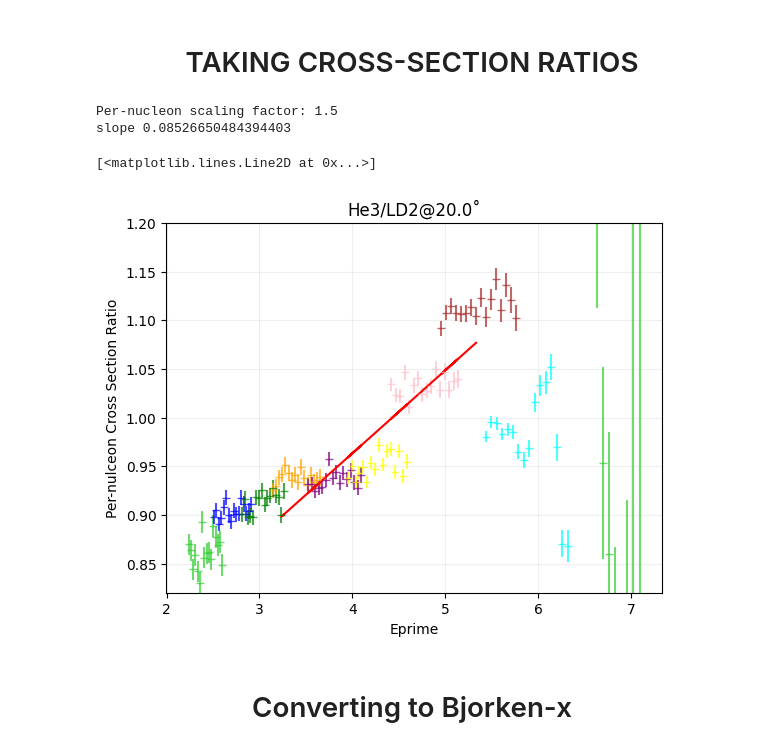
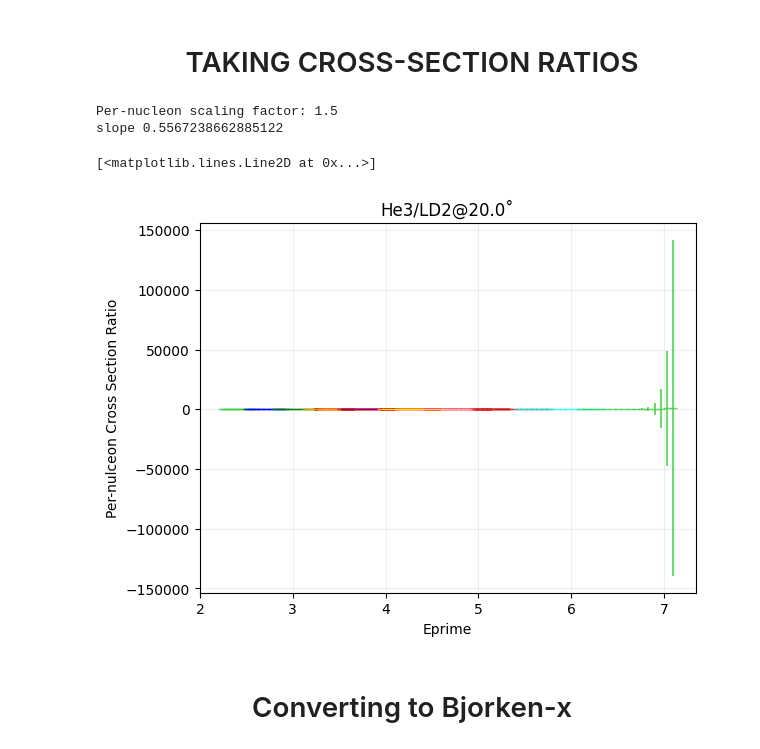
Before and after one commit to ab6361/Cross_Section, a Jupyter notebook: he3_xsec.ipynb, the cells around one changed output. Drawn from its saved outputs; the diff is of its cells as text; code cells hidden in the pictures.

```diff
--- a/he3_xsec.ipynb
+++ b/he3_xsec.ipynb
@@ -21,7 +19,7 @@ from common_functions import Sn119_dict, Ti48_dict, Ag108_dict, Th232_dict, Ni58
 \end{equation}
 # %%
 folder = 'he3'
-
+leaky = 0
 ntg = 'He3' # What is the nuclei in numerator?
 nsimstring = ntg.lower()
 print("nsimstring", nsimstring)
@@ -31,8 +29,6 @@ print("dsimstring", dsimstring)
 ald = 'Dummy' # Aluminium dummy target
 dang = 20.0 # What is your desired angle?
 dmom = [2.42, 2.71, 3.04, 3.40, 3.81, 4.27, 4.78, 5.36, 5.878, 6.6] # What are your desired central momenta (just the magnitude)
-cafe_report_path = '/Users/AbSir/Library/CloudStorage/GoogleDrive-asharda@vols.utk.edu/My Drive/xem2/reportfiles/'
-tinfo_path = '/Users/AbSir/Library/CloudStorage/GoogleDrive-asharda@vols.utk.edu/My Drive/xem2/HMS_runlist.txt'
 bin_per_mom = 16 # How many bins per momentum?
 bin_num = bin_per_mom * len(dmom) # Total number of bins in the combined histogram
 
@@ -43,7 +39,7 @@ thick = target_info[ntg][2] # g/cm2. From Cameron's target sheet column 'R'
 ep_min = {}
 ep_max = {}
 
-#Constants
+# Constants
 Ei, Mp = 10.54, 0.93825 # Beam energcountsy and proton mass in GeV
 N_A, Q_E = 6.02e+23, 1.60e-19 # Avogadro's number and charge in 1 electron
 dpp_up, dpp_down = 10.0, -10.0 # Momentum acceptance upper and lower limit
@@ -460,8 +406,6 @@ No contamination correction needed
 # %%
 #Read the Cross-section table
 V1, V2, V3, V4, V5, V6, V7, V8, V9, V10, V11, V12, V13 = ImportRadcor(f"/Users/AbSir/Library/CloudStorage/GoogleDrive-asharda@vols.utk.edu/My Drive/xem2/xsec_tables/xem2_emc_rc_{nsimstring}22_hms.out")
-# Old xsec table
-# V1, V2, V3, V4, V5, V6, V7, V8, V9, V10, V11, V12, V13 = ImportRadcor(f"/Users/AbSir/Library/CloudStorage/GoogleDrive-asharda@vols.utk.edu/My Drive/xem2/xsec_tables_old/xem2_20deg{nsimstring}22_hms.out")
 
 Eprime_dict = {}
 delta_dict = {}
@@ -518,20 +462,26 @@ for momentum in dmom:
     # MC Jacobian
     jacobian_weight[momentum] = np.power((1 + np.power(hsxptar_cut, 2) + np.power(hsyptar_cut, 2)), -1.5)
 
+    if ntg == 'He3' and leaky == 1:
+        thick = leaky_cauldron[momentum]
+        # print(f"He3 target with thickness {thick}")
+        lumin = thick * sim_charge / A * N_A / Q_E * 1e-39
+        print(f"Luminosity: {lumin}")
+
     # Perform the interpolation
     points_ntg = np.array([V2, V3]).T # Make a 2D array and transpose it so each array is of the form [E',theta]
     points_to_interpolate = np.column_stack((Eprime_dict[momentum], thetadeg))
     xsec_array[momentum] = griddata(points_ntg, V9, points_to_interpolate, method = 'linear') # Specify the 2D array of [E's, thetas] as first argument; Radiative cross-section (V9) as the z-axis and (Ep, theta) as the point for which we need the cross-section
-    mc_scale[momentum] = lumin * domega * (ep_max[momentum] - ep_min[momentum]) / nentries         # Calculate the scale for simulation
+    mc_scale[momentum] = (lumin * domega * (ep_max[momentum] - ep_min[momentum])) / nentries         # Calculate the scale for simulation
+    print(f"Scale for {momentum} GeV: {mc_scale[momentum]}")
     thetadict[momentum] = thetadeg
 
-hsdelta_min = np.min(delta_dict[2.42])
-hsdelta_max = np.max(delta_dict[2.42])
+hsdelta_min, hsdelta_max = np.min(delta_dict[2.42]), np.max(delta_dict[2.42])
 print("Should be -8 and +8", hsdelta_min, hsdelta_max)
 hsdelta_num_bins = bin_per_mom
 hsdelta_binedges = np.linspace(hsdelta_min, hsdelta_max, hsdelta_num_bins + 1)
 
-#This function returns 2 arrays: bin counts (the counts in each bin taking weights into account) and bin edges (the edges of the bins)
+# This function returns 2 arrays: bin counts (the counts in each bin taking weights into account) and bin edges (the edges of the bins)
 bin_edges_delta_2p42 = np.histogram(delta_dict[2.42], weights = xsec_array[2.42] * mc_scale[2.42], bins = hsdelta_binedges)[1]
 bin_edges_delta_2p71 = np.histogram(delta_dict[2.71], weights = xsec_array[2.71] * mc_scale[2.71], bins = hsdelta_binedges)[1]
 bin_edges_delta_3p04 = np.histogram(delta_dict[3.04], weights = xsec_array[3.04] * mc_scale[3.04], bins = hsdelta_binedges)[1]
@@ -543,6 +493,7 @@ bin_edges_delta_5p36 = np.histogram(delta_dict[5.36], weights = xsec_array[5.36]
 bin_edges_delta_5p878 = np.histogram(delta_dict[5.878], weights = xsec_array[5.878] * mc_scale[5.878], bins = hsdelta_binedges)[1]
 bin_edges_delta_6p6 = np.histogram(delta_dict[6.6], weights = xsec_array[6.6] * mc_scale[6.6], bins = hsdelta_binedges)[1]
 
+# Gets the yield and yield error
 bin_counts_eprime_2p42_mc_ntg, bin_errors_eprime_2p42_mc_ntg = mchist_from_array(delta_dict[2.42], xsec_array[2.42] * mc_scale[2.42] * ytar_weight[2.42] * jacobian_weight[2.42], hsdelta_binedges)
 bin_counts_eprime_2p71_mc_ntg, bin_errors_eprime_2p71_mc_ntg = mchist_from_array(delta_dict[2.71], xsec_array[2.71] * mc_scale[2.71] * ytar_weight[2.71] * jacobian_weight[2.71], hsdelta_binedges)
 bin_counts_eprime_3p04_mc_ntg, bin_errors_eprime_3p04_mc_ntg = mchist_from_array(delta_dict[3.04], xsec_array[3.04] * mc_scale[3.04] * ytar_weight[3.04] * jacobian_weight[3.04], hsdelta_binedges)
@@ -763,8 +705,3 @@ c12_xsec = np.concatenate((born_cross_2p42_ntg, born_cross_2p71_ntg, born_cross_
-# %%
-filepath = f"/Users/AbSir/Desktop/JLab Research/Corrections/Delta Correction/xsec_{ntg}_{dang}.txt"
-with open(filepath, "w") as file:
-    for i in range(len(c12_xsec)):
-        file.write(f"{c12_xsec[i]}\n")
 # %% [markdown]
 <h1 align="center">DATA WORK FOR DUMMY TARGET</h1>
 # %%
@@ -820,10 +767 @@ plt.yscale('log')
 [figure]
-# %%
-Elist = []
-for i in range(len(ytar_hist[2.42])):
-    if ytar_hist[2.42][i] >= 0:
-        Elist.append(0.2394)
-    else:
-        Elist.append(0.19535)
-E = np.mean(Elist)
-E
@@ -1327,36 +1232,36 @@ ax7.errorbar(binned_eprime_bin_centers_2p42, csr_2p42, yerr = csr_errors_2p42, f
 ax7.errorbar(binned_eprime_bin_centers_2p71, csr_2p71, yerr = csr_errors_2p71, fmt = '_', alpha = 0.7, color = 'blue', label = '2.71 GeV')
 ax7.errorbar(binned_eprime_bin_centers_3p04, csr_3p04, yerr = csr_errors_3p04, fmt = '_', alpha = 0.7, color = 'green', label = '3.04 GeV')
 ax7.errorbar(binned_eprime_bin_centers_3p4, csr_3p4, yerr = csr_errors_3p4, fmt = '_', alpha = 0.7, color = 'orange', label = '3.4 GeV')
 ax7.errorbar(binned_eprime_bin_centers_3p81, csr_3p81, yerr = csr_errors_3p81, fmt = '_', alpha = 0.7, color = 'purple', label = '3.81 GeV')
 ax7.errorbar(binned_eprime_bin_centers_4p27, csr_4p27, yerr = csr_errors_4p27, fmt = '_', alpha = 0.7, color = 'yellow', label = '4.27 GeV')
 ax7.errorbar(binned_eprime_bin_centers_4p78, csr_4p78, yerr = csr_errors_4p78, fmt = '_', alpha = 0.7, color = 'pink', label = '4.78 GeV')
 ax7.errorbar(binned_eprime_bin_centers_5p36, csr_5p36, yerr = csr_errors_5p36, fmt = '_', alpha = 0.7, color = 'brown', label = '5.36 GeV')
 ax7.errorbar(binned_eprime_bin_centers_5p878, csr_5p878, yerr = csr_errors_5p878, fmt = '_', alpha = 0.7, color = 'cyan', label = '5.878 GeV')
 ax7.errorbar(binned_eprime_bin_centers_6p6, csr_6p6, yerr = csr_errors_6p6, fmt = '_', alpha = 0.7, color = 'limegreen', label = '6.6 GeV')
 ax7.set_xlabel('Eprime')
 ax7.set_ylabel('Per-nulceon Cross Section Ratio')
 ax7.set_title(f'{ntg}/{dtg}@{dang}˚')
 ax7.grid(alpha = 0.2)
-ax7.set_ylim(0.82, 1.2)
+# ax7.set_ylim(0.82, 1.2)
 # ax7.legend(loc = 'upper right', bbox_to_anchor = (1.3, 1.0))
 
 csr = np.concatenate((csr_2p42, csr_2p71, csr_3p04, csr_3p4, csr_3p81, csr_4p27, csr_4p78, csr_5p36, csr_5p878, csr_6p6))
 bin_centers = np.concatenate((binned_eprime_bin_centers_2p42, binned_eprime_bin_centers_2p71, binned_eprime_bin_centers_3p04, binned_eprime_bin_centers_3p4, binned_eprime_bin_centers_3p81, binned_eprime_bin_centers_4p27, binned_eprime_bin_centers_4p78, binned_eprime_bin_centers_5p36, binned_eprime_bin_centers_5p878, binned_eprime_bin_centers_6p6))
 mask = (bin_centers >= 3.23) & (bin_centers <= 5.36) & ~np.isnan(csr)
 filtered_csr = csr[mask]
 filtered_bin_centers = bin_centers[mask]
 
 slope, intercept, r_value, p_value, std_err = stats.linregress(filtered_bin_centers, filtered_csr)
 print("slope", slope)
 # print("high point", slope * np.max(filtered_bin_centers) + intercept)
 # print("low point", slope * np.min(filtered_bin_centers) + intercept)
 ax7.plot(filtered_bin_centers, slope * filtered_bin_centers + intercept, 'r')
 # fig7.savefig(f'{folder}/csr_{ntg}_{dtg}_{dang}_{start_time:.0f}.pdf')
 # %% [output]
 Per-nucleon scaling factor: 1.5
-slope 0.08526650484394403
+slope 0.5567238662885122
 [<matplotlib.lines.Line2D at 0x...>]
-[figure, old version]
+[figure, new version]
 # %% [markdown]
 <h1 align="center">Converting to Bjorken-x</h1>
 # %%
```
Also changed, not shown: parts of 35 cells of this notebook, 4 other files.
